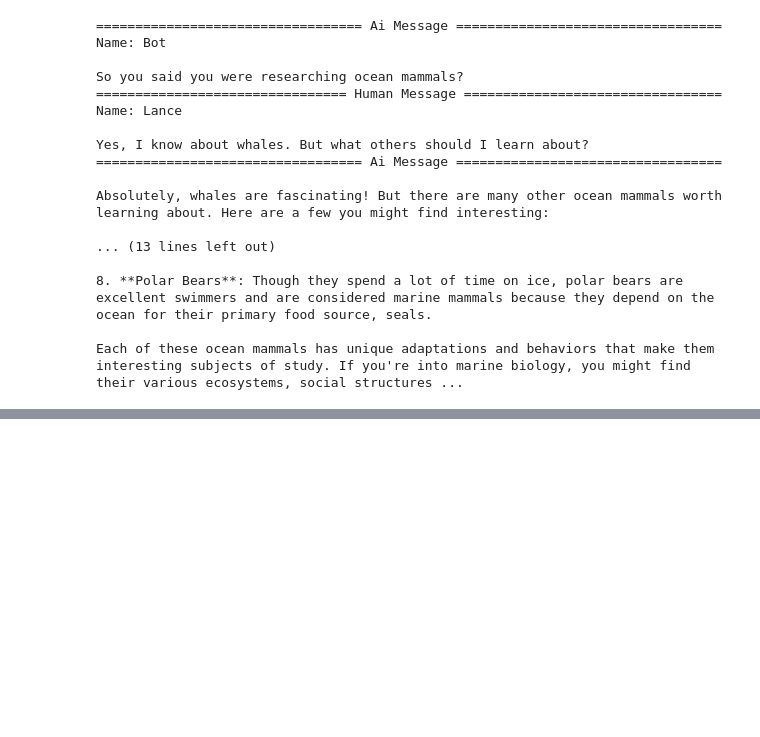
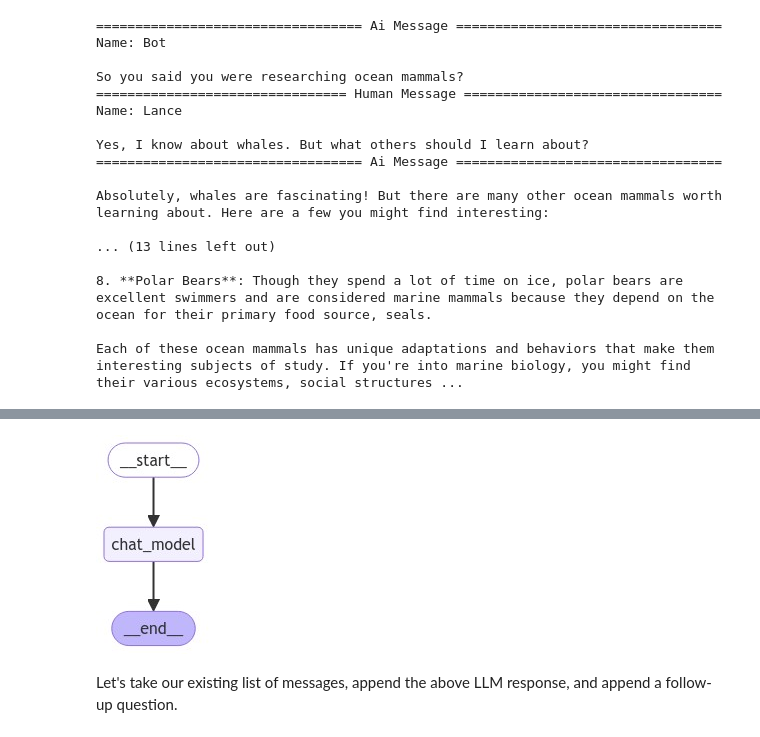
Before and after one commit to VishnuRathore98/langchain-academy-langgraph, a Jupyter notebook: 2. State and Memory/4-trim-filter-messages.ipynb, the cells around one changed output, grey strips where cells are left out. Cells and saved outputs as stored; diff of their text form; code cells hidden in the pictures; blank space fills up the shorter version.

```diff
--- a/2. State and Memory/4-trim-filter-messages.ipynb
+++ b/2. State and Memory/4-trim-filter-messages.ipynb
@@ -110,0 +181,18 @@ Each of these ocean mammals has unique adaptations and behaviors that make them
+# %%
+# Node
+def chat_model_node(state: MessagesState):
+    return {"messages": [llm.invoke(state["messages"][-1:])]}
+
+# Build graph
+builder = StateGraph(MessagesState)
+builder.add_node("chat_model", chat_model_node)
+builder.add_edge(START, "chat_model")
+builder.add_edge("chat_model", END)
+graph = builder.compile()
+
+# View
+display(Image(graph.get_graph().draw_mermaid_png()))
+# %% [output]
+[figure, added]
+# %% [markdown]
+Let's take our existing list of messages, append the above LLM response, and append a follow-up question.
```
Also changed, not shown: parts of 23 cells of this notebook.
